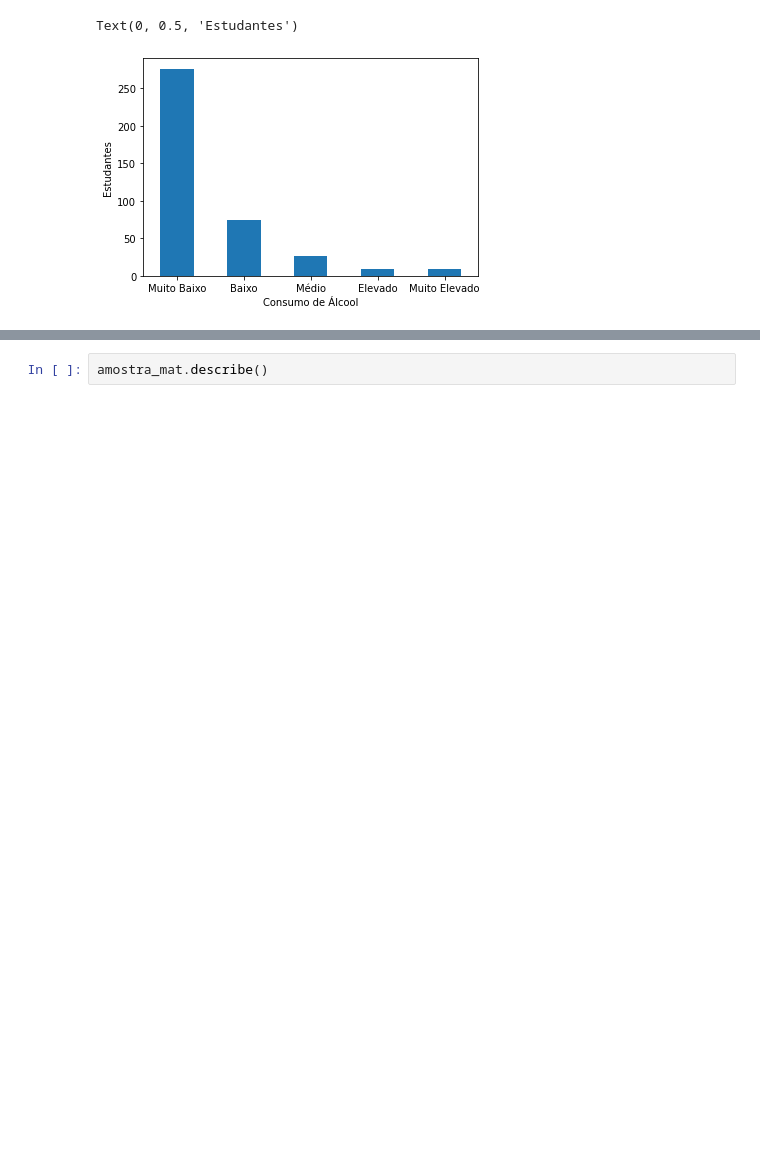
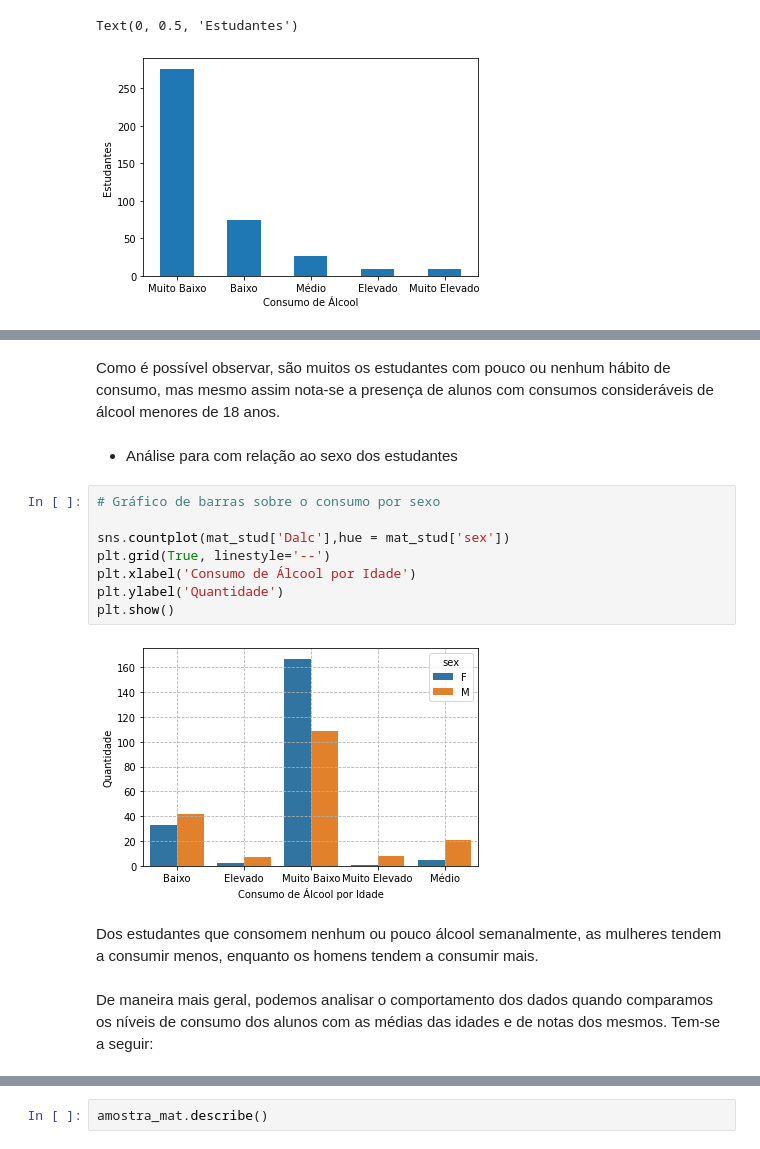
Before and after one commit to danielmacedodc/Analise-de-Dados_CIn, a Jupyter notebook: Projeto - Análise de Dados - Daniel Macedo.ipynb, the cells around one changed output, grey strips where cells are left out. Saved outputs shown, nothing was run; the diff lists cells and outputs as text; blank space fills up the shorter version.

```diff
--- a/Projeto - Análise de Dados - Daniel Macedo.ipynb
+++ b/Projeto - Análise de Dados - Daniel Macedo.ipynb
@@ -653,0 +720,18 @@ Text(0, 0.5, 'Estudantes')
+# %% [markdown]
+Como é possível observar, são muitos os estudantes com pouco ou nenhum hábito de consumo, mas mesmo assim nota-se a presença de alunos com consumos consideráveis de álcool menores de 18 anos.
+# %% [markdown]
+- Análise para com relação ao sexo dos estudantes
+# %%
+# Gráfico de barras sobre o consumo por sexo
+
+sns.countplot(mat_stud['Dalc'],hue = mat_stud['sex'])
+plt.grid(True, linestyle='--')
+plt.xlabel('Consumo de Álcool por Idade')
+plt.ylabel('Quantidade')
+plt.show()
+# %% [output]
+[figure, added]
+# %% [markdown]
+Dos estudantes que consomem nenhum ou pouco álcool semanalmente, as mulheres tendem a consumir menos, enquanto os homens tendem a consumir mais.
+# %% [markdown]
+De maneira mais geral, podemos analisar o comportamento dos dados quando comparamos os níveis de consumo dos alunos com as médias das idades e de notas dos mesmos. Tem-se a seguir:
```
Also changed, not shown: parts of 29 cells of this notebook.
